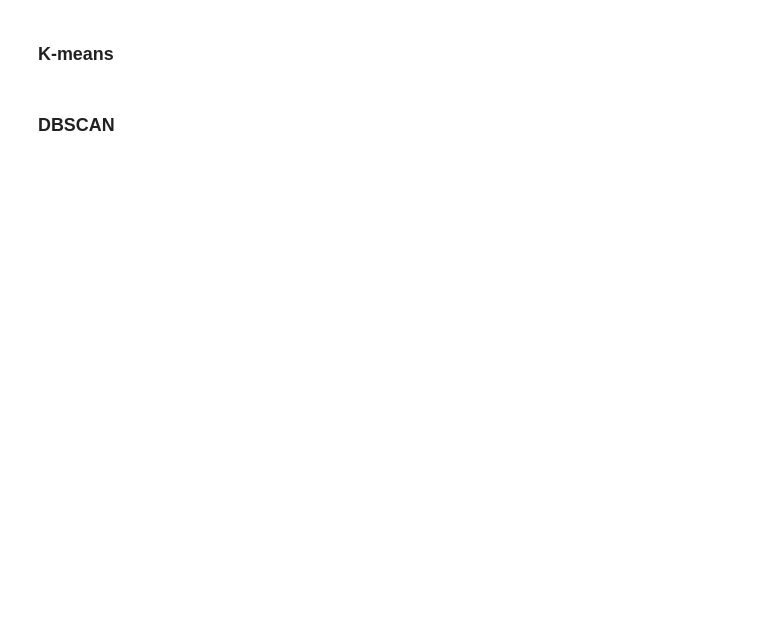
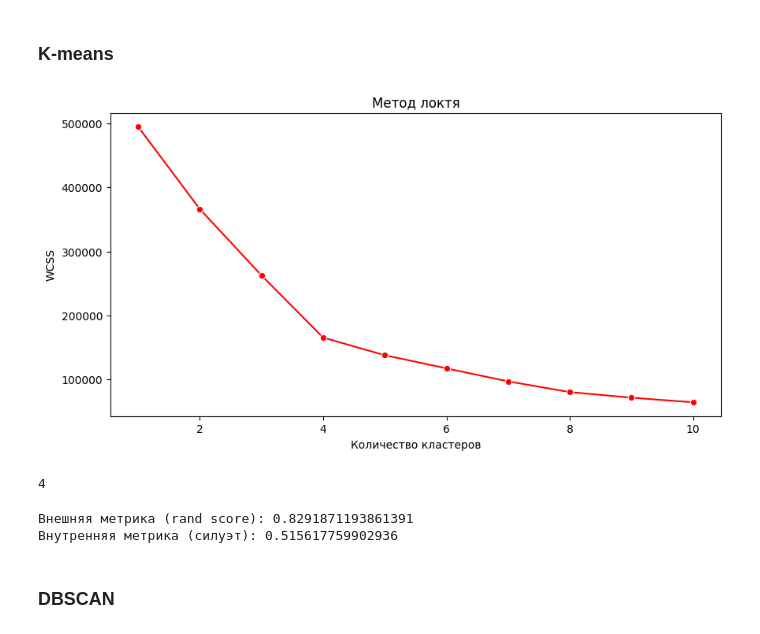
Before and after one commit to smnk-1/ML-studying, a Jupyter notebook: notebooks/Clusterization.ipynb, the cells around one changed output. Drawn from its saved outputs; the diff is of its cells as text; code cells hidden in the pictures; blank space fills up the shorter version.

Commit message:
feat: classification dataset data processed

```diff
--- a/notebooks/Clusterization.ipynb
+++ b/notebooks/Clusterization.ipynb
@@ -79,6 +79,7 @@ from sklearn.metrics import silhouette_score
 # %%
 scal_data_mc = StandardScaler().fit_transform(data_mc)
 scal_data_mb = StandardScaler().fit_transform(data_mb)
+scal_data_cl = StandardScaler().fit_transform(data_cl)
 # %% [markdown]
 ### K-means
 # %%
@@ -378,2 +389,22 @@ data_y_cl
 # %% [markdown]
 ### K-means
+# %%
+wcss_lst = []
+for i in range(1, 11):
+    kmeans = KMeans(n_clusters=i, init='k-means++', random_state=42)
+    kmeans.fit(scal_data_cl)
+    wcss_lst.append(kmeans.inertia_)
+# %%
+plt.figure(figsize=(10, 5))
+sns.lineplot(x=range(1, 11), y=wcss_lst, marker='o', color='red')
+plt.title("Метод локтя")
+plt.xlabel("Количество кластеров")
+plt.ylabel("WCSS")
+plt.show()
+# %% [output]
+[figure, added]
+# %%
+kl = KneeLocator(range(1, 11), wcss_lst, curve='convex', direction='decreasing')
+kl.elbow
+# %% [output]
+4
@@ -380,2 +414,8 @@ data_y_cl
+# %%
+print("Внешняя метрика (rand score):", rand_score(labels_cl, data_y_cl))
+print("Внутренняя метрика (силуэт):", silhouette_score(scal_data_cl, labels_cl))
+# %% [output]
+Внешняя метрика (rand score): 0.8291871193861391
+Внутренняя метрика (силуэт): 0.515617759902936
 # %% [markdown]
 ### DBSCAN
```
Also changed, not shown: parts of 16 cells of this notebook.
